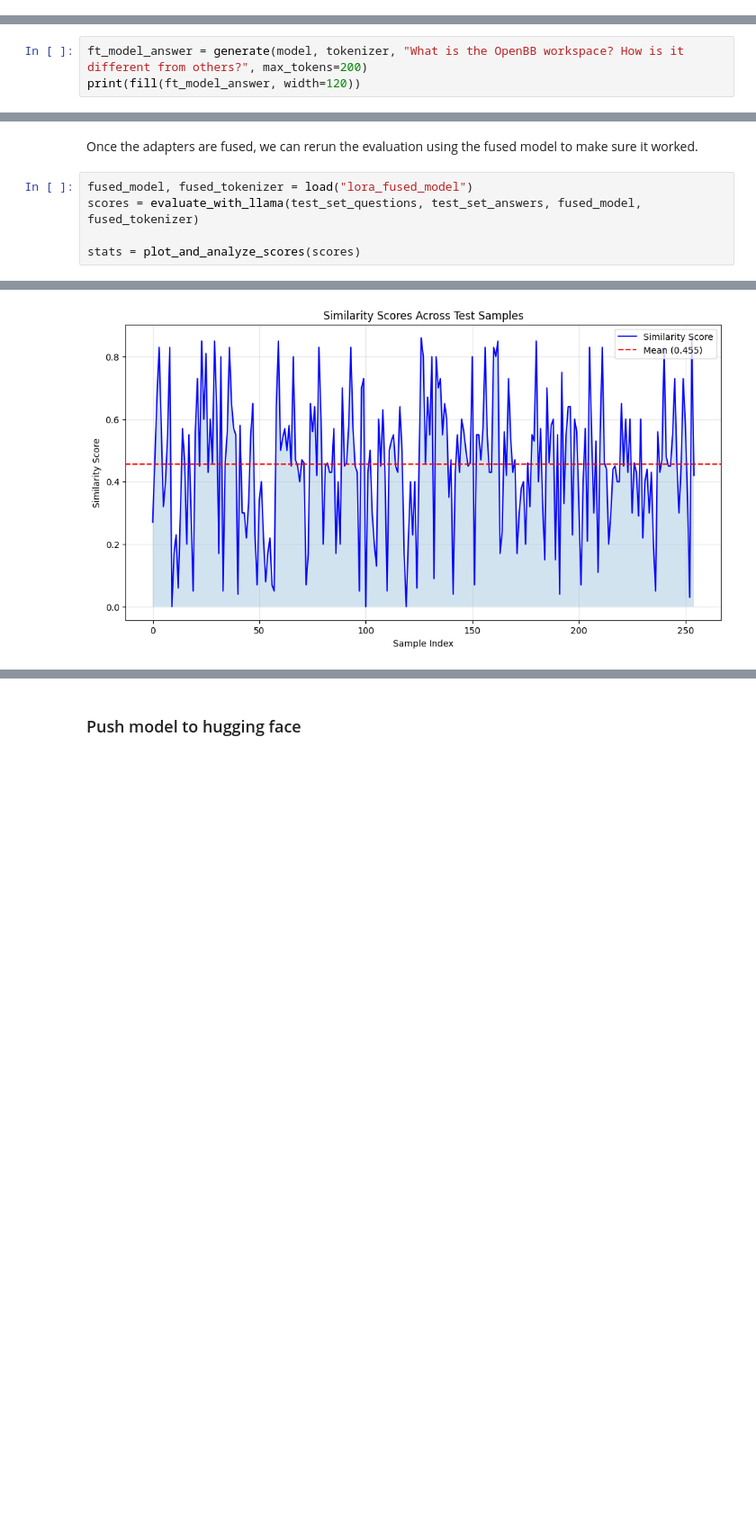
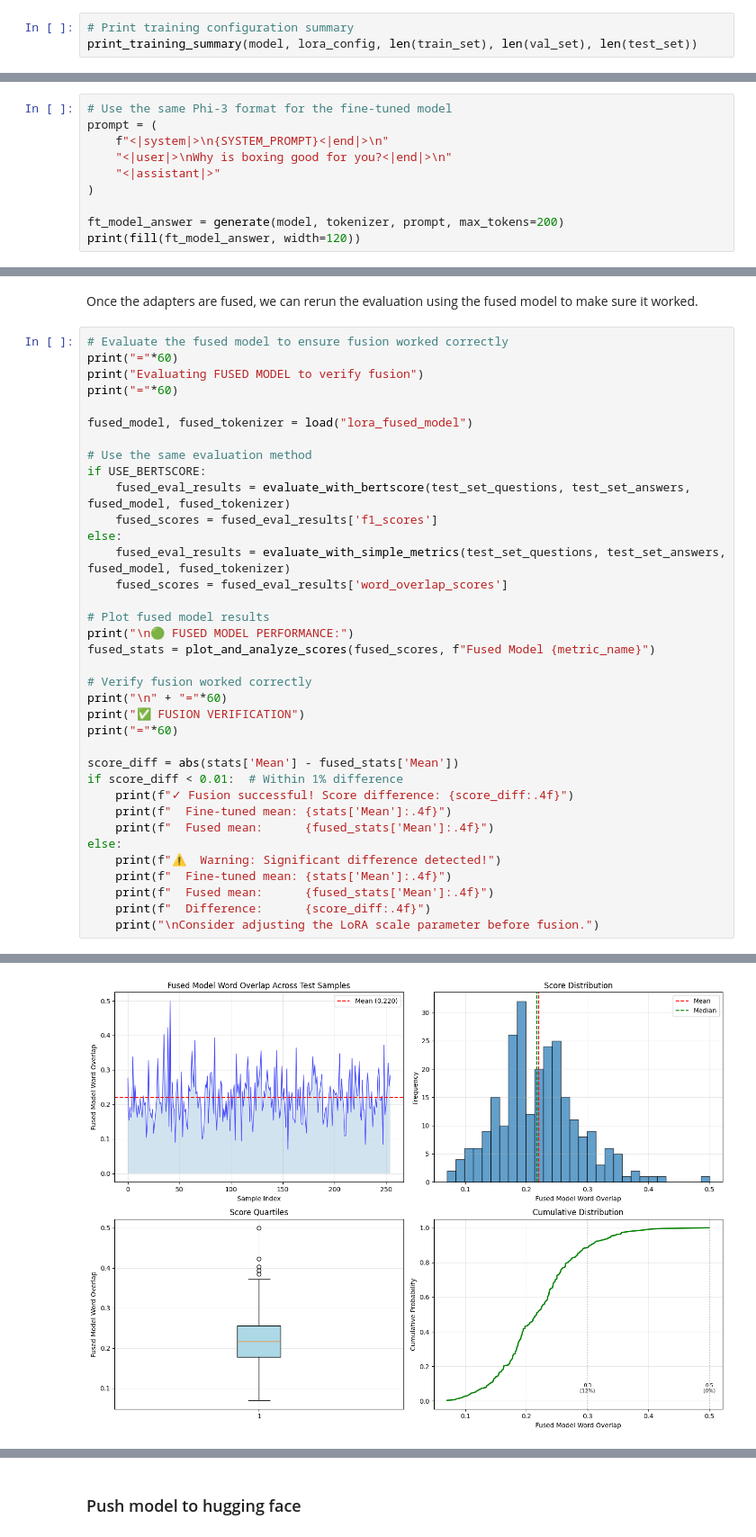
Before and after one commit to DidierRLopes/fine-tune-llm, a Jupyter notebook: fine-tune.ipynb, the cells around one changed output, grey strips where cells are left out. Shown: that part at 90% size. Cells and saved outputs as stored; diff of their text form; blank space fills up the shorter version.

```diff
--- a/fine-tune.ipynb
+++ b/fine-tune.ipynb
@@ -222,0 +369,3 @@ Number of trainable parameters: 3145728
+# %%
+# Print training configuration summary
+print_training_summary(model, lora_config, len(train_set), len(val_set), len(test_set))
@@ -334,4 +586,11 @@ workspace also offers a range of analytical tools and visualization capabilities
 # %%
-ft_model_answer = generate(model, tokenizer, "What is the OpenBB workspace? How is it different from others?", max_tokens=200)
+# Use the same Phi-3 format for the fine-tuned model
+prompt = (
+    f"<|system|>\n{SYSTEM_PROMPT}<|end|>\n"
+    "<|user|>\nWhy is boxing good for you?<|end|>\n"
+    "<|assistant|>"
+)
+
+ft_model_answer = generate(model, tokenizer, prompt, max_tokens=200)
 print(fill(ft_model_answer, width=120))
 # %% [output]
@@ -515,8 +972,39 @@ Loading pretrained model
 # %% [markdown]
 Once the adapters are fused, we can rerun the evaluation using the fused model to make sure it worked.
 # %%
+# Evaluate the fused model to ensure fusion worked correctly
+print("="*60)
+print("Evaluating FUSED MODEL to verify fusion")
+print("="*60)
+
 fused_model, fused_tokenizer = load("lora_fused_model")
-scores = evaluate_with_llama(test_set_questions, test_set_answers, fused_model, fused_tokenizer)
 
-stats = plot_and_analyze_scores(scores)
+# Use the same evaluation method
+if USE_BERTSCORE:
+    fused_eval_results = evaluate_with_bertscore(test_set_questions, test_set_answers, fused_model, fused_tokenizer)
+    fused_scores = fused_eval_results['f1_scores']
+else:
+    fused_eval_results = evaluate_with_simple_metrics(test_set_questions, test_set_answers, fused_model, fused_tokenizer)
+    fused_scores = fused_eval_results['word_overlap_scores']
+
+# Plot fused model results
+print("\n🟢 FUSED MODEL PERFORMANCE:")
+fused_stats = plot_and_analyze_scores(fused_scores, f"Fused Model {metric_name}")
+
+# Verify fusion worked correctly
+print("\n" + "="*60)
+print("✅ FUSION VERIFICATION")
+print("="*60)
+
+score_diff = abs(stats['Mean'] - fused_stats['Mean'])
+if score_diff < 0.01:  # Within 1% difference
+    print(f"✓ Fusion successful! Score difference: {score_diff:.4f}")
+    print(f"  Fine-tuned mean: {stats['Mean']:.4f}")
+    print(f"  Fused mean:      {fused_stats['Mean']:.4f}")
+else:
+    print(f"⚠️  Warning: Significant difference detected!")
+    print(f"  Fine-tuned mean: {stats['Mean']:.4f}")
+    print(f"  Fused mean:      {fused_stats['Mean']:.4f}")
+    print(f"  Difference:      {score_diff:.4f}")
+    print("\nConsider adjusting the LoRA scale parameter before fusion.")
 # %% [output]
@@ -532 +1016 @@ Scores ≤ 0.3: 25.5%
-[figure, old version]
+[figure, new version]
```
Also changed, not shown: parts of 27 cells of this notebook, 1 other file.
